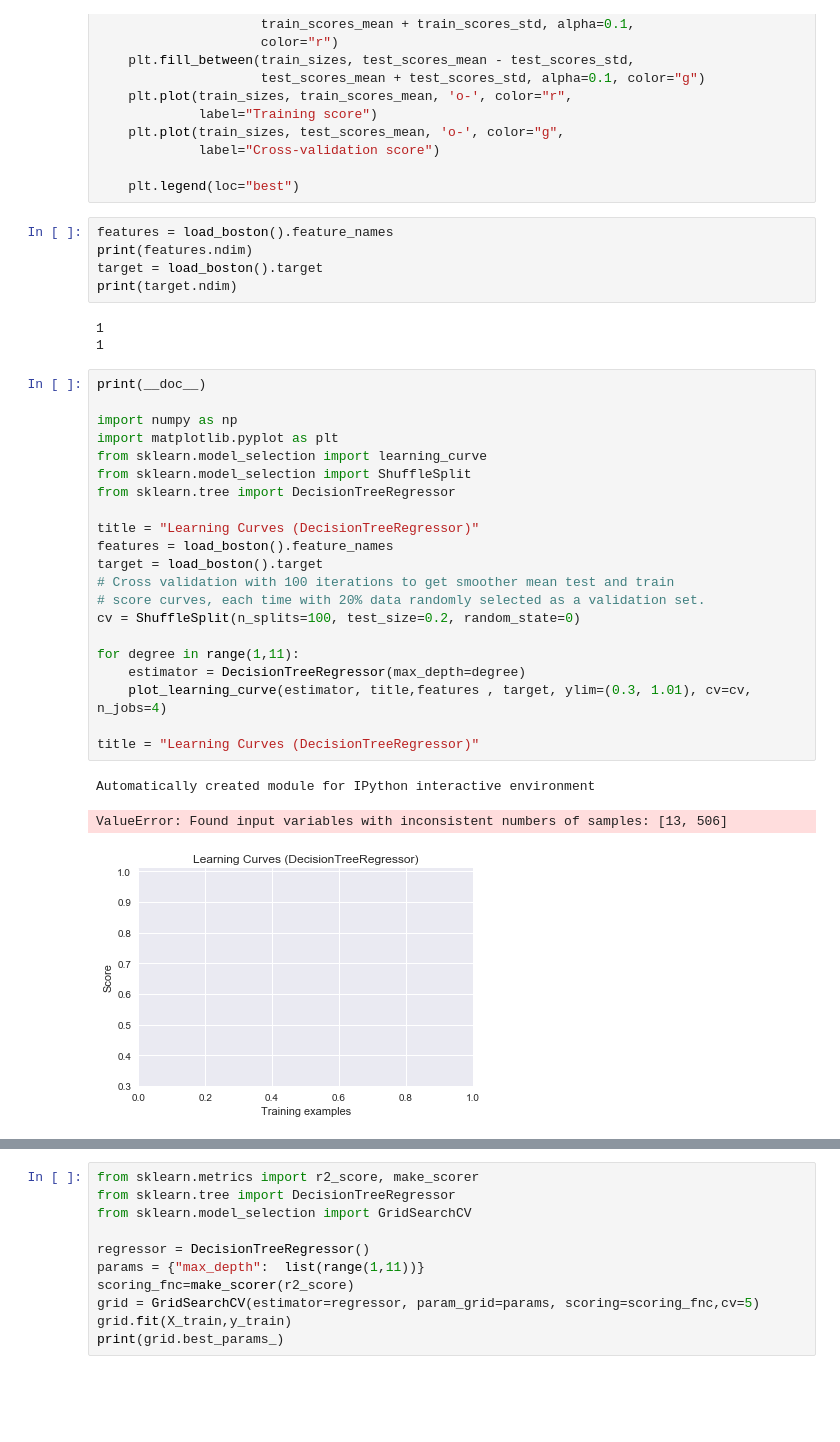
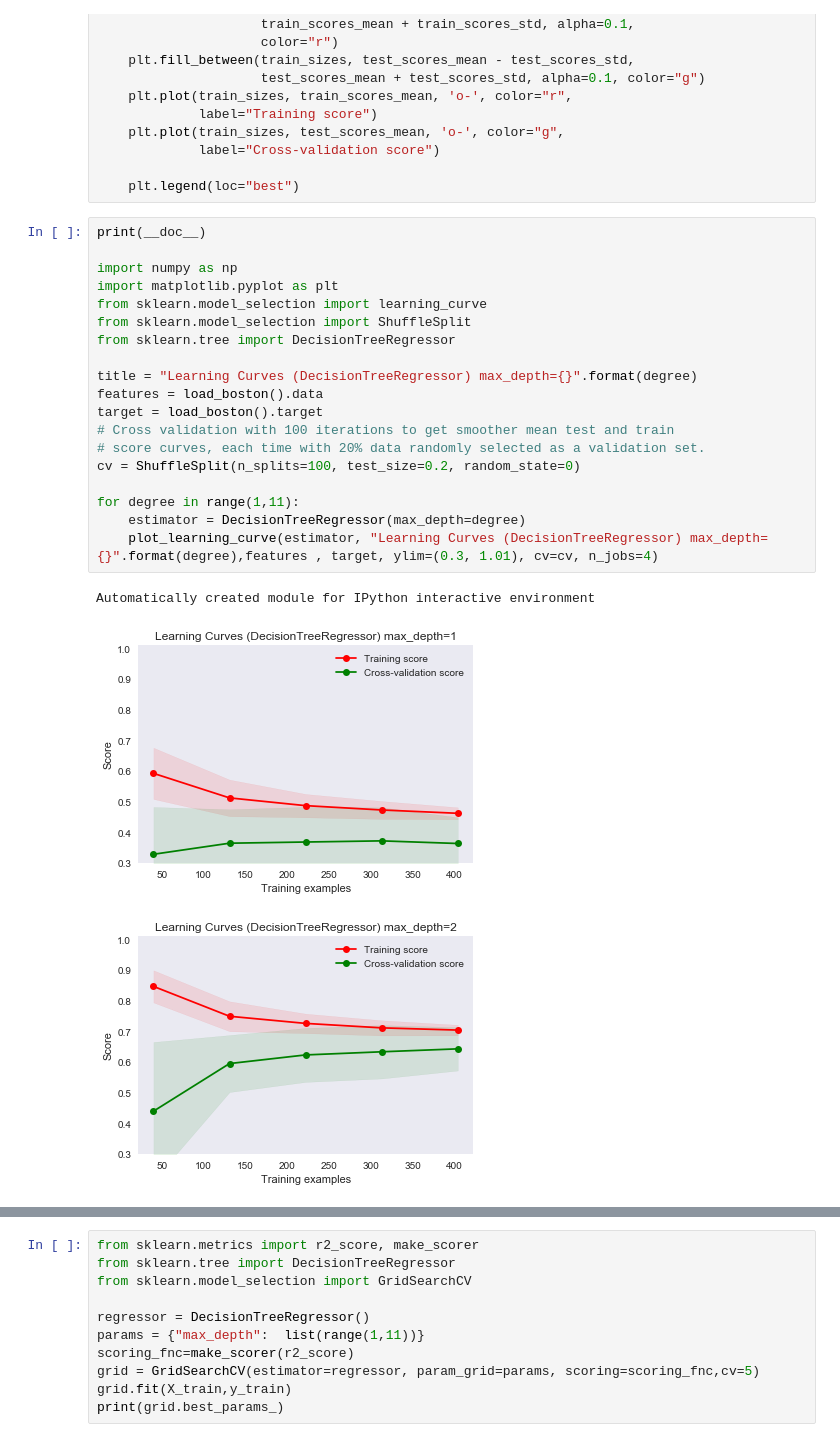
Before and after one commit to mlpanda0210/DIC, a Jupyter notebook: DIC-machine-learning-boston-price-2.ipynb, the cells around one changed output, grey strips where cells are left out. Saved outputs shown, nothing was run; the diff lists cells and outputs as text; blank space fills up the shorter version.

```diff
--- a/DIC-machine-learning-boston-price-2.ipynb
+++ b/DIC-machine-learning-boston-price-2.ipynb
@@ -227,36 +234,26 @@ def plot_learning_curve(estimator, title, X, y, ylim=None, cv=None,
              label="Cross-validation score")
 
     plt.legend(loc="best")
-# %%
-features = load_boston().feature_names
-print(features.ndim)
-target = load_boston().target
-print(target.ndim)
-# %% [output]
-1
-1
 # %%
 print(__doc__)
 
 import numpy as np
 import matplotlib.pyplot as plt
 from sklearn.model_selection import learning_curve
 from sklearn.model_selection import ShuffleSplit
 from sklearn.tree import DecisionTreeRegressor
 
-title = "Learning Curves (DecisionTreeRegressor)"
-features = load_boston().feature_names
+title = "Learning Curves (DecisionTreeRegressor) max_depth={}".format(degree)
+features = load_boston().data
 target = load_boston().target
 # Cross validation with 100 iterations to get smoother mean test and train
 # score curves, each time with 20% data randomly selected as a validation set.
 cv = ShuffleSplit(n_splits=100, test_size=0.2, random_state=0)
 
 for degree in range(1,11):
     estimator = DecisionTreeRegressor(max_depth=degree)
-    plot_learning_curve(estimator, title,features , target, ylim=(0.3, 1.01), cv=cv, n_jobs=4)
-
-title = "Learning Curves (DecisionTreeRegressor)"
+    plot_learning_curve(estimator, "Learning Curves (DecisionTreeRegressor) max_depth={}".format(degree),features , target, ylim=(0.3, 1.01), cv=cv, n_jobs=4)
 # %% [output]
 Automatically created module for IPython interactive environment
-ValueError: Found input variables with inconsistent numbers of samples: [13, 506]
-[figure, old version]
+[figure, new version]
+[figure, added]
```
Also changed, not shown: parts of 9 cells of this notebook, 1 other file.
